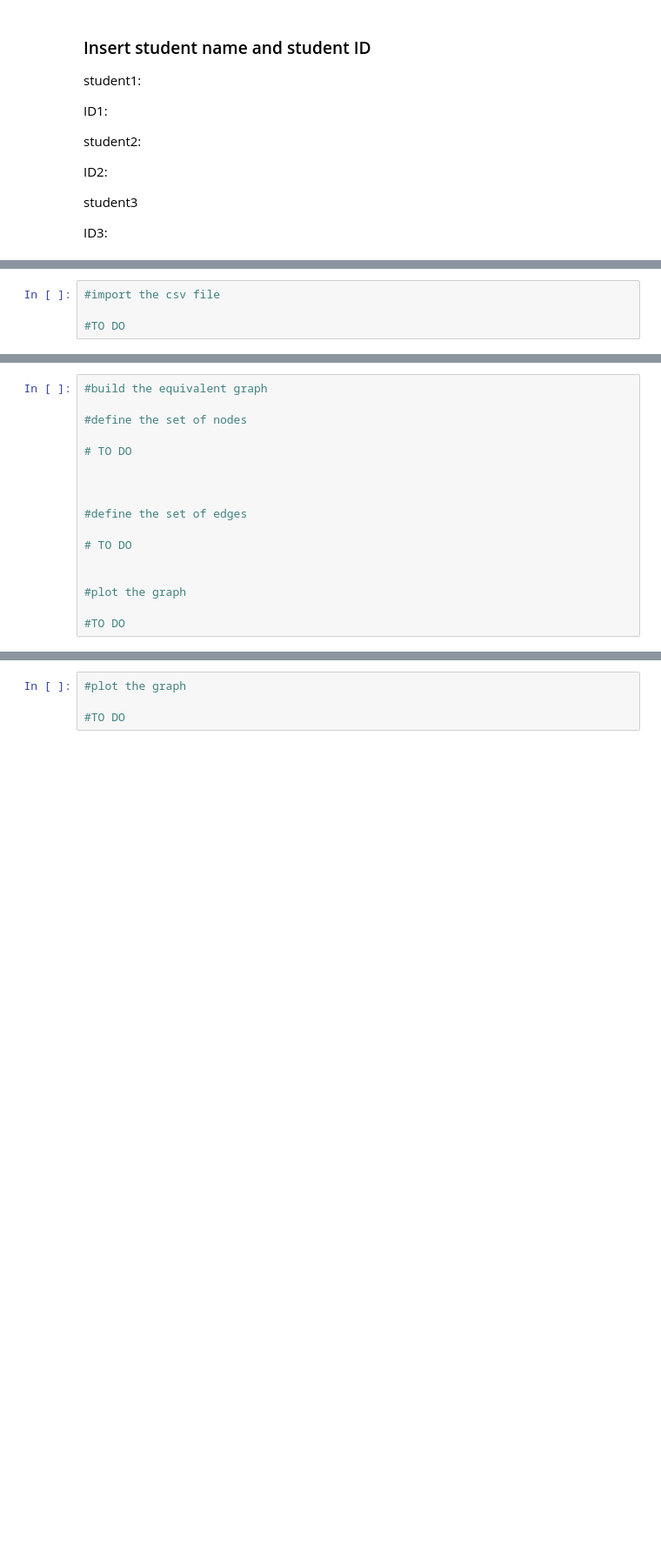
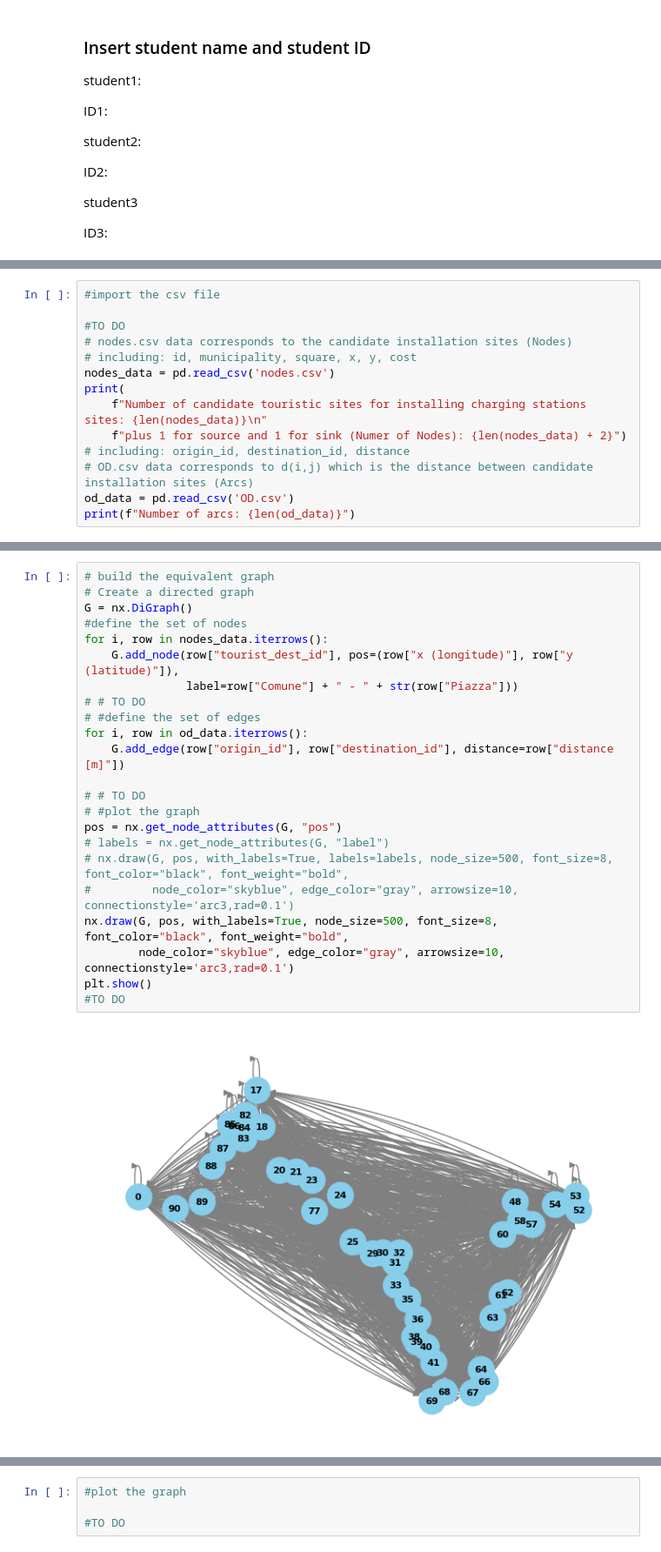
Before and after one commit to lorenzo-battiston/for-biglab, a Jupyter notebook: Text_big_project.ipynb, the cells around one changed output, grey strips where cells are left out. Shown: that part at 87% size. Drawn from its saved outputs; the diff is of its cells as text; blank space fills up the shorter version.

Commit message:
add graph representation.

```diff
--- a/Text_big_project.ipynb
+++ b/Text_big_project.ipynb
@@ -78,3 +96,13 @@ import matplotlib as pl
 #import the csv file
 
 #TO DO
+# nodes.csv data corresponds to the candidate installation sites (Nodes)
+# including: id, municipality, square, x, y, cost
+nodes_data = pd.read_csv('nodes.csv')
+print(
+    f"Number of candidate touristic sites for installing charging stations sites: {len(nodes_data)}\n"
+    f"plus 1 for source and 1 for sink (Numer of Nodes): {len(nodes_data) + 2}")
+# including: origin_id, destination_id, distance
+# OD.csv data corresponds to d(i,j) which is the distance between candidate installation sites (Arcs)
+od_data = pd.read_csv('OD.csv')
+print(f"Number of arcs: {len(od_data)}")
@@ -84,18 +117,26 @@ import matplotlib as pl
 #TO DO
 # %%
-#build the equivalent graph
+# build the equivalent graph
+# Create a directed graph
+G = nx.DiGraph()
+#define the set of nodes
+for i, row in nodes_data.iterrows():
+    G.add_node(row["tourist_dest_id"], pos=(row["x (longitude)"], row["y (latitude)"]),
+               label=row["Comune"] + " - " + str(row["Piazza"]))
+# # TO DO
+# #define the set of edges
+for i, row in od_data.iterrows():
+    G.add_edge(row["origin_id"], row["destination_id"], distance=row["distance [m]"])
 
-#define the set of nodes
-
-# TO DO
-
-
-
-#define the set of edges
-
-# TO DO
-
-
-#plot the graph
-
+# # TO DO
+# #plot the graph
+pos = nx.get_node_attributes(G, "pos")
+# labels = nx.get_node_attributes(G, "label")
+# nx.draw(G, pos, with_labels=True, labels=labels, node_size=500, font_size=8, font_color="black", font_weight="bold",
+#         node_color="skyblue", edge_color="gray", arrowsize=10, connectionstyle='arc3,rad=0.1')
+nx.draw(G, pos, with_labels=True, node_size=500, font_size=8, font_color="black", font_weight="bold",
+        node_color="skyblue", edge_color="gray", arrowsize=10, connectionstyle='arc3,rad=0.1')
+plt.show()
 #TO DO
+# %% [output]
+[figure, added]
```
Also changed, not shown: parts of 8 cells of this notebook.
